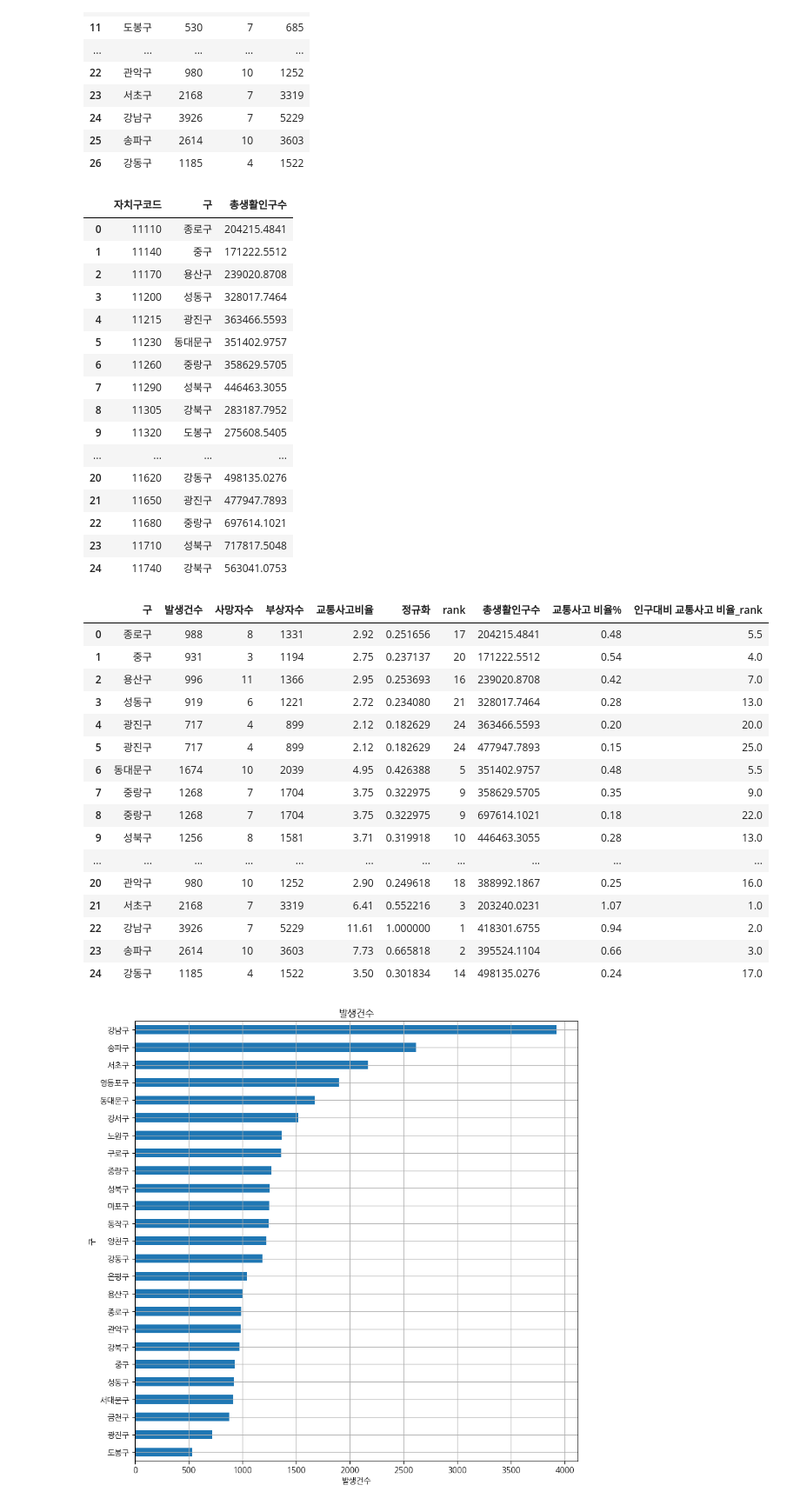
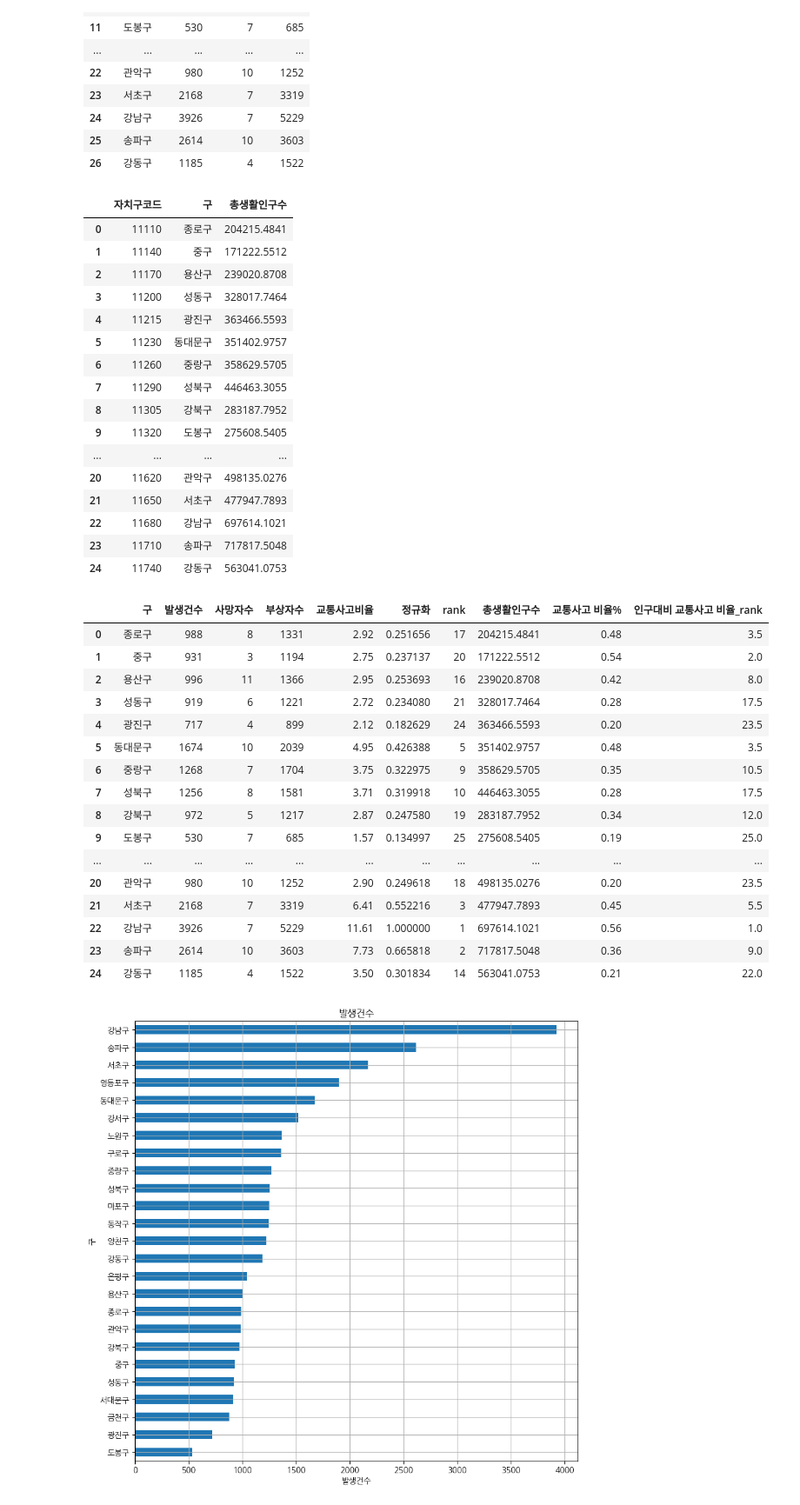
Before and after one commit to addinedu-ros-9th/eda-repo-2, a Jupyter notebook: data_analysis/car_accident.ipynb, the cells around one changed output. Shown at 87% size. Saved outputs shown, nothing was run; the diff lists cells and outputs as text; code cells hidden in the pictures.

```diff
--- a/data_analysis/car_accident.ipynb
+++ b/data_analysis/car_accident.ipynb
@@ -113,49 +113,49 @@ gu_code_mapping = {
     "11200": "성동구",
     "11215": "광진구",
     "11230": "동대문구",
     "11260": "중랑구",
     "11290": "성북구",
     "11305": "강북구",
     "11320": "도봉구",
     "11350": "노원구",
     "11380": "은평구",
     "11410": "서대문구",
     "11440": "마포구",
-    "11470": "구로구",
-    "11500": "동작구",
-    "11530": "관악구",
-    "11545": "서초구",
-    "11560": "강남구",
-    "11590": "송파구",
-    "11620": "강동구",
-    "11650": "광진구",
-    "11680": "중랑구",
-    "11710": "성북구",
-    "11740": "강북구"
+    "11470": "양천구",
+    "11500": "강서구",
+    "11530": "구로구",
+    "11545": "금천구",
+    "11560": "영등포구",
+    "11590": "동작구",
+    "11620": "관악구",
+    "11650": "서초구",
+    "11680": "강남구",
+    "11710": "송파구",
+    "11740": "강동구"
 }
 
 # 자치구 코드가 있는 칼럼을 변환
 df_population['구'] = df_population['자치구코드'].map(gu_code_mapping)
 
 df_population[['자치구코드','구', '총생활인구수']]
 # %% [output]
 |  | 자치구코드 | 구 | 총생활인구수 |
 | 0 | 11110 | 종로구 | 204215.4841 |
 | 1 | 11140 | 중구 | 171222.5512 |
 | 2 | 11170 | 용산구 | 239020.8708 |
 | 3 | 11200 | 성동구 | 328017.7464 |
 | 4 | 11215 | 광진구 | 363466.5593 |
 | 5 | 11230 | 동대문구 | 351402.9757 |
 | 6 | 11260 | 중랑구 | 358629.5705 |
 | 7 | 11290 | 성북구 | 446463.3055 |
 | 8 | 11305 | 강북구 | 283187.7952 |
 | 9 | 11320 | 도봉구 | 275608.5405 |
 | ... | ... | ... | ... |
-| 20 | 11620 | 강동구 | 498135.0276 |
-| 21 | 11650 | 광진구 | 477947.7893 |
-| 22 | 11680 | 중랑구 | 697614.1021 |
-| 23 | 11710 | 성북구 | 717817.5048 |
-| 24 | 11740 | 강북구 | 563041.0753 |
+| 20 | 11620 | 관악구 | 498135.0276 |
+| 21 | 11650 | 서초구 | 477947.7893 |
+| 22 | 11680 | 강남구 | 697614.1021 |
+| 23 | 11710 | 송파구 | 717817.5048 |
+| 24 | 11740 | 강동구 | 563041.0753 |
 # %%
 # '자치구' 칼럼을 기준으로 두 데이터프레임 병합
 merged_df = pd.merge(df_car_accident, df_population[['구', '총생활인구수']], on='구', how='inner')
@@ -175,22 +175,22 @@ merged_df['rank'] = merged_df['rank'].astype(int)
 merged_df
 # %% [output]
 |  | 구 | 발생건수 | 사망자수 | 부상자수 | 교통사고비율 | 정규화 | rank | 총생활인구수 | 교통사고 비율% | 인구대비 교통사고 비율_rank |
-| 0 | 종로구 | 988 | 8 | 1331 | 2.92 | 0.251656 | 17 | 204215.4841 | 0.48 | 5.5 |
-| 1 | 중구 | 931 | 3 | 1194 | 2.75 | 0.237137 | 20 | 171222.5512 | 0.54 | 4.0 |
-| 2 | 용산구 | 996 | 11 | 1366 | 2.95 | 0.253693 | 16 | 239020.8708 | 0.42 | 7.0 |
-| 3 | 성동구 | 919 | 6 | 1221 | 2.72 | 0.234080 | 21 | 328017.7464 | 0.28 | 13.0 |
-| 4 | 광진구 | 717 | 4 | 899 | 2.12 | 0.182629 | 24 | 363466.5593 | 0.20 | 20.0 |
-| 5 | 광진구 | 717 | 4 | 899 | 2.12 | 0.182629 | 24 | 477947.7893 | 0.15 | 25.0 |
-| 6 | 동대문구 | 1674 | 10 | 2039 | 4.95 | 0.426388 | 5 | 351402.9757 | 0.48 | 5.5 |
-| 7 | 중랑구 | 1268 | 7 | 1704 | 3.75 | 0.322975 | 9 | 358629.5705 | 0.35 | 9.0 |
-| 8 | 중랑구 | 1268 | 7 | 1704 | 3.75 | 0.322975 | 9 | 697614.1021 | 0.18 | 22.0 |
-| 9 | 성북구 | 1256 | 8 | 1581 | 3.71 | 0.319918 | 10 | 446463.3055 | 0.28 | 13.0 |
+| 0 | 종로구 | 988 | 8 | 1331 | 2.92 | 0.251656 | 17 | 204215.4841 | 0.48 | 3.5 |
+| 1 | 중구 | 931 | 3 | 1194 | 2.75 | 0.237137 | 20 | 171222.5512 | 0.54 | 2.0 |
+| 2 | 용산구 | 996 | 11 | 1366 | 2.95 | 0.253693 | 16 | 239020.8708 | 0.42 | 8.0 |
+| 3 | 성동구 | 919 | 6 | 1221 | 2.72 | 0.234080 | 21 | 328017.7464 | 0.28 | 17.5 |
+| 4 | 광진구 | 717 | 4 | 899 | 2.12 | 0.182629 | 24 | 363466.5593 | 0.20 | 23.5 |
+| 5 | 동대문구 | 1674 | 10 | 2039 | 4.95 | 0.426388 | 5 | 351402.9757 | 0.48 | 3.5 |
+| 6 | 중랑구 | 1268 | 7 | 1704 | 3.75 | 0.322975 | 9 | 358629.5705 | 0.35 | 10.5 |
+| 7 | 성북구 | 1256 | 8 | 1581 | 3.71 | 0.319918 | 10 | 446463.3055 | 0.28 | 17.5 |
+| 8 | 강북구 | 972 | 5 | 1217 | 2.87 | 0.247580 | 19 | 283187.7952 | 0.34 | 12.0 |
+| 9 | 도봉구 | 530 | 7 | 685 | 1.57 | 0.134997 | 25 | 275608.5405 | 0.19 | 25.0 |
 | ... | ... | ... | ... | ... | ... | ... | ... | ... | ... | ... |
-| 20 | 관악구 | 980 | 10 | 1252 | 2.90 | 0.249618 | 18 | 388992.1867 | 0.25 | 16.0 |
-| 21 | 서초구 | 2168 | 7 | 3319 | 6.41 | 0.552216 | 3 | 203240.0231 | 1.07 | 1.0 |
-| 22 | 강남구 | 3926 | 7 | 5229 | 11.61 | 1.000000 | 1 | 418301.6755 | 0.94 | 2.0 |
-| 23 | 송파구 | 2614 | 10 | 3603 | 7.73 | 0.665818 | 2 | 395524.1104 | 0.66 | 3.0 |
-| 24 | 강동구 | 1185 | 4 | 1522 | 3.50 | 0.301834 | 14 | 498135.0276 | 0.24 | 17.0 |
+| 20 | 관악구 | 980 | 10 | 1252 | 2.90 | 0.249618 | 18 | 498135.0276 | 0.20 | 23.5 |
+| 21 | 서초구 | 2168 | 7 | 3319 | 6.41 | 0.552216 | 3 | 477947.7893 | 0.45 | 5.5 |
+| 22 | 강남구 | 3926 | 7 | 5229 | 11.61 | 1.000000 | 1 | 697614.1021 | 0.56 | 1.0 |
+| 23 | 송파구 | 2614 | 10 | 3603 | 7.73 | 0.665818 | 2 | 717817.5048 | 0.36 | 9.0 |
+| 24 | 강동구 | 1185 | 4 | 1522 | 3.50 | 0.301834 | 14 | 563041.0753 | 0.21 | 22.0 |
 # %%
 merged_df.to_csv("/home/seo/dev_ws/eda/data/df_car_accident.csv", index=False, encoding ='utf-8')
 # %%
```
Also changed, not shown: parts of 3 cells of this notebook, 2 other files.
